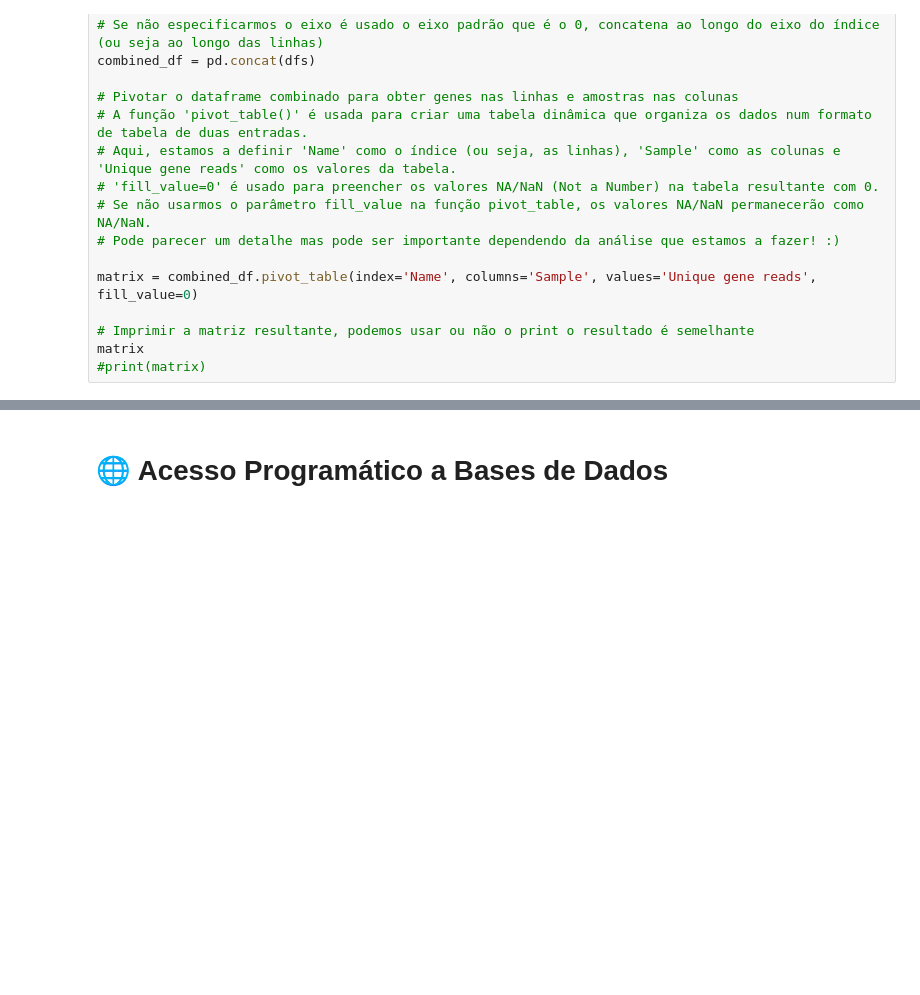
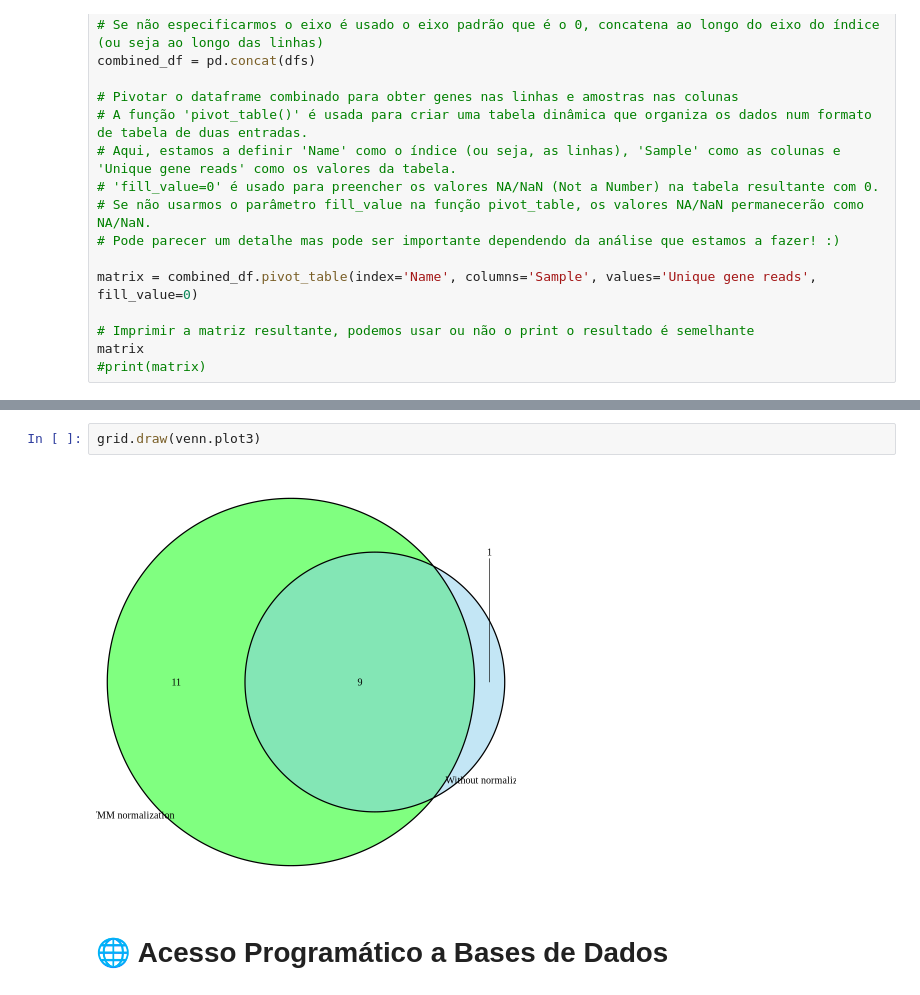
Before and after one commit to nunososorio/medicaldatascience, a Jupyter notebook: dataproc_intro.ipynb, the cells around one changed output, grey strips where cells are left out. Saved outputs shown, nothing was run; the diff lists cells and outputs as text; blank space fills up the shorter version.

```diff
--- a/dataproc_intro.ipynb
+++ b/dataproc_intro.ipynb
@@ -288,3 +490,7 @@ matrix
+# %%
+grid.draw(venn.plot3)
+# %% [output]
+[figure, added]
 # %% [markdown]
 # 🌐 Acesso Programático a Bases de Dados
 # %% [markdown]
```
Also changed, not shown: parts of 15 cells of this notebook.
